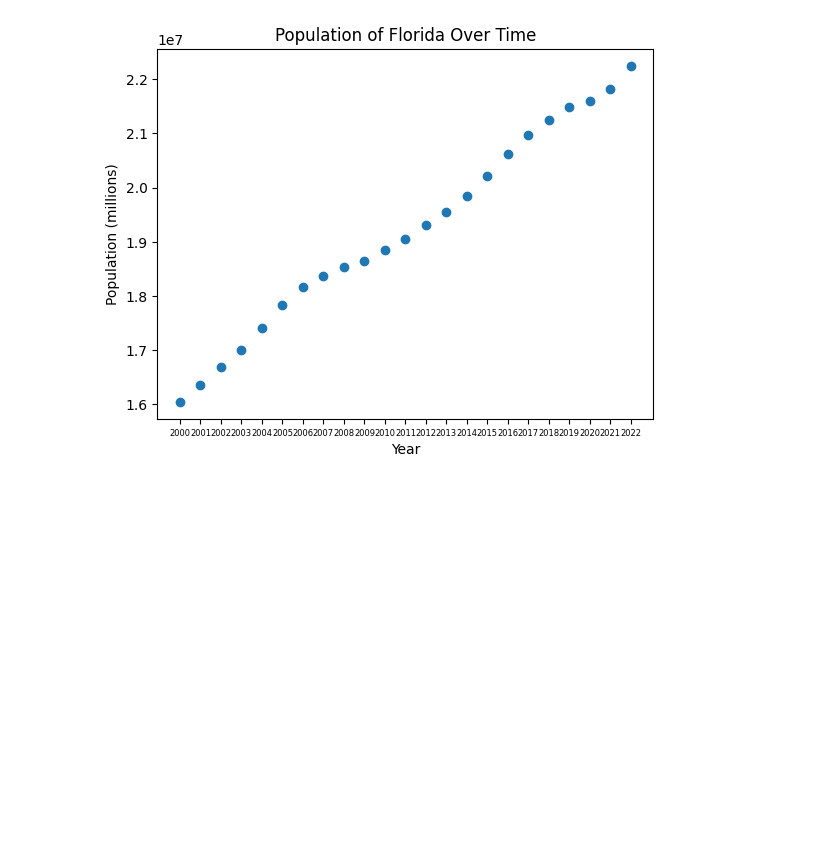
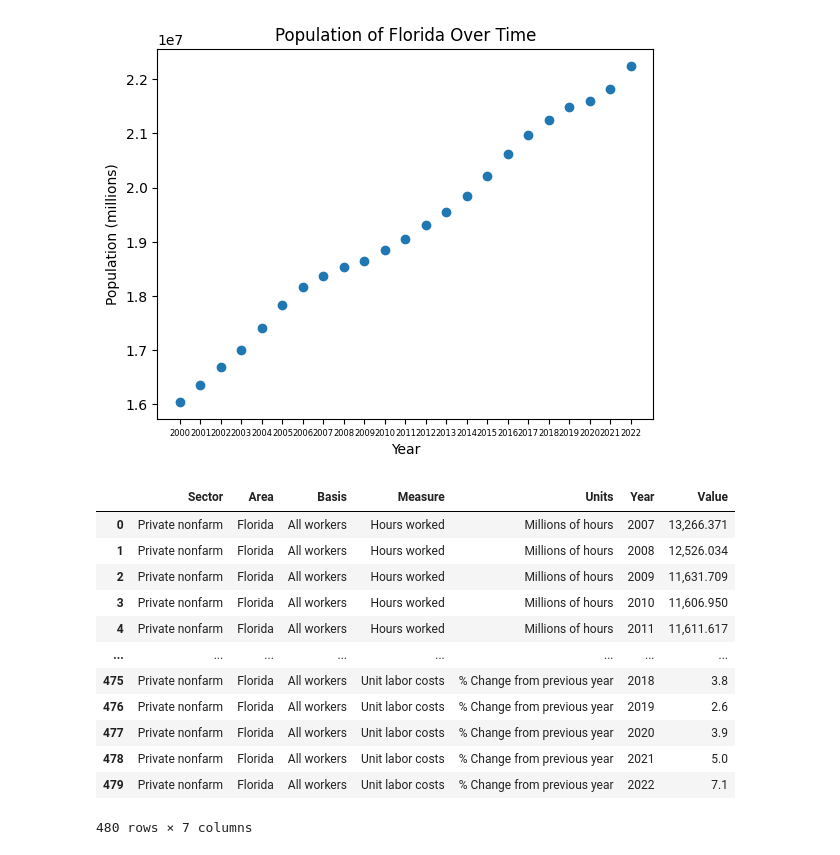
Before and after one commit to Johnsonahs/YSP-Python, a Jupyter notebook: Data_Analysis.ipynb, the cells around one changed output. Drawn from its saved outputs; the diff is of its cells as text; code cells hidden in the pictures; blank space fills up the shorter version.

```diff
--- a/Data_Analysis.ipynb
+++ b/Data_Analysis.ipynb
@@ -126,3 +130,22 @@ ax.set_ylabel('Population (millions)')
 plt.show()
 # %% [output]
 [figure]
+# %%
+florida_labor_data = labor_data[labor_data['Area'] == 'Florida']
+# %%
+florida_labor_data = florida_labor_data.reset_index(drop=True)
+florida_labor_data
+# %% [output]
+|  | Sector | Area | Basis | Measure | Units | Year | Value |
+| 0 | Private nonfarm | Florida | All workers | Hours worked | Millions of hours | 2007 | 13,266.371 |
+| 1 | Private nonfarm | Florida | All workers | Hours worked | Millions of hours | 2008 | 12,526.034 |
+| 2 | Private nonfarm | Florida | All workers | Hours worked | Millions of hours | 2009 | 11,631.709 |
+| 3 | Private nonfarm | Florida | All workers | Hours worked | Millions of hours | 2010 | 11,606.950 |
+| 4 | Private nonfarm | Florida | All workers | Hours worked | Millions of hours | 2011 | 11,611.617 |
+| ... | ... | ... | ... | ... | ... | ... | ... |
+| 475 | Private nonfarm | Florida | All workers | Unit labor costs | % Change from previous year | 2018 | 3.8 |
+| 476 | Private nonfarm | Florida | All workers | Unit labor costs | % Change from previous year | 2019 | 2.6 |
+| 477 | Private nonfarm | Florida | All workers | Unit labor costs | % Change from previous year | 2020 | 3.9 |
+| 478 | Private nonfarm | Florida | All workers | Unit labor costs | % Change from previous year | 2021 | 5.0 |
+| 479 | Private nonfarm | Florida | All workers | Unit labor costs | % Change from previous year | 2022 | 7.1 |
+480 rows × 7 columns
```
Also changed, not shown: parts of 3 cells of this notebook.
